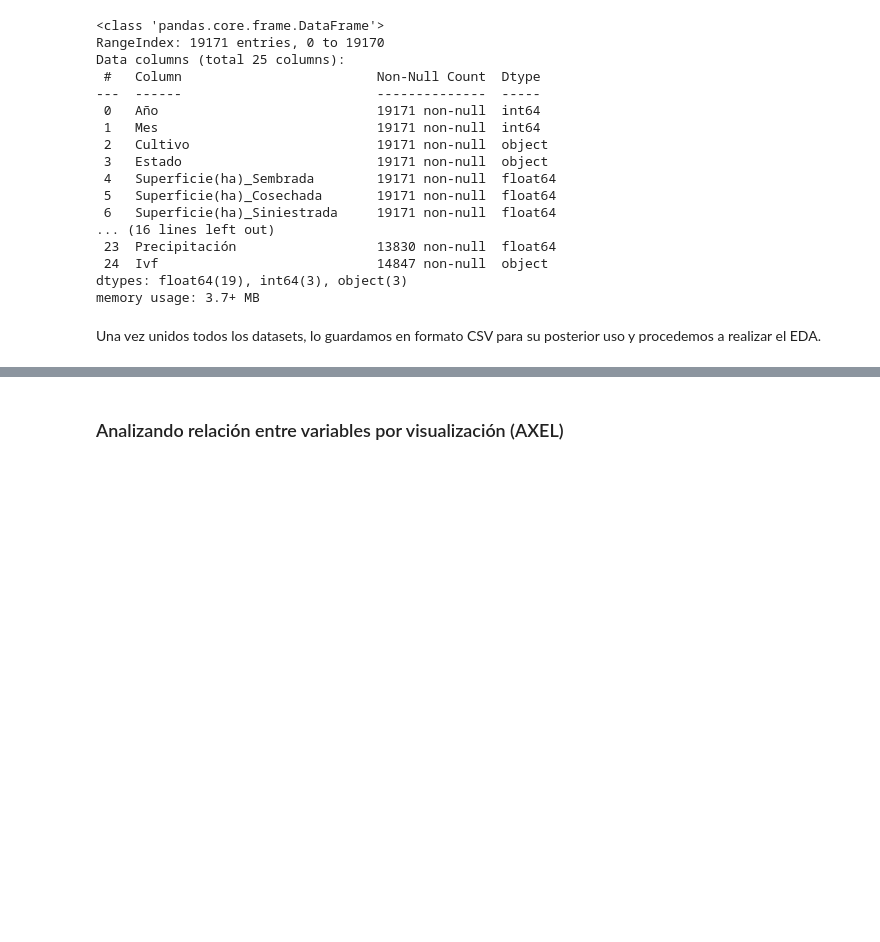
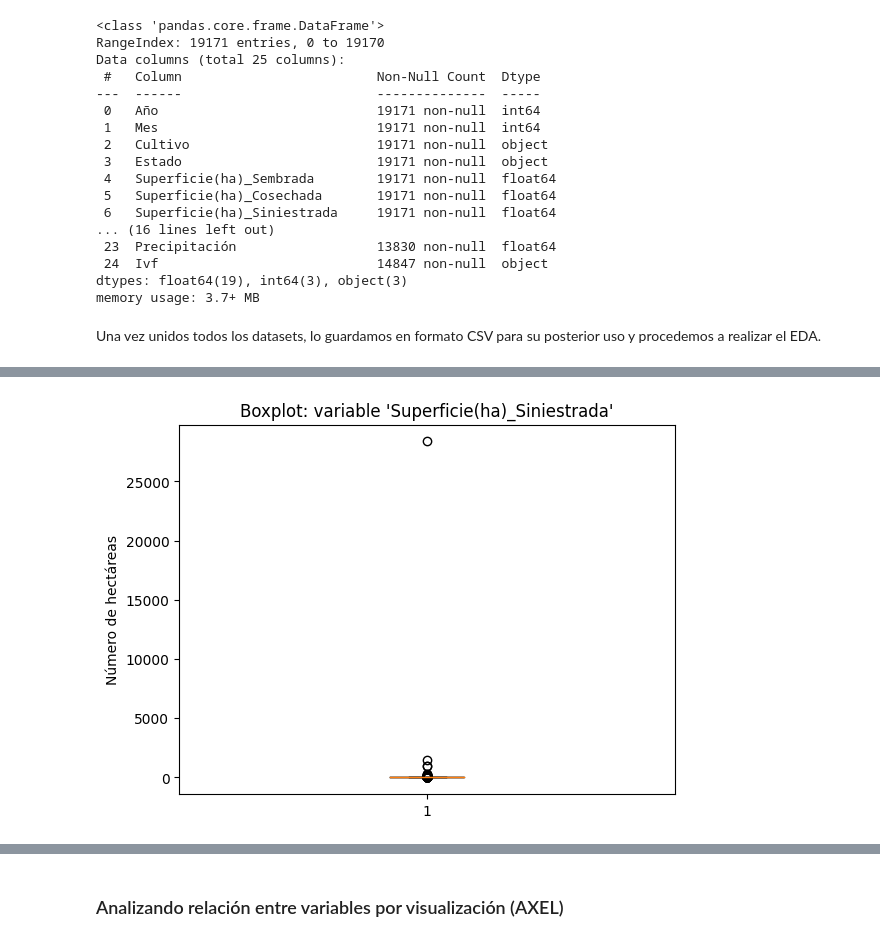
Before and after one commit to ProyectosMCD/RedBAMX, a Jupyter notebook: EDA/eda_Dataframes_Combinado.ipynb, the cells around one changed output, grey strips where cells are left out. Drawn from its saved outputs; the diff is of its cells as text; code cells hidden in the pictures; blank space fills up the shorter version.

```diff
--- a/EDA/eda_Dataframes_Combinado.ipynb
+++ b/EDA/eda_Dataframes_Combinado.ipynb
@@ -378,0 +443,7 @@ df_SIAP_sniim_clima_precip_ivf.to_csv(os.path.join(directory,"excedente_agrícol
+# %%
+plt.boxplot(x=df_SIAP_sniim_clima_precip_ivf['Superficie(ha)_Siniestrada'])
+plt.title("Boxplot: variable 'Superficie(ha)_Siniestrada'")
+plt.ylabel("Número de hectáreas")
+plt.show()
+# %% [output]
+[figure, added]
```
Also changed, not shown: parts of 20 cells of this notebook.
